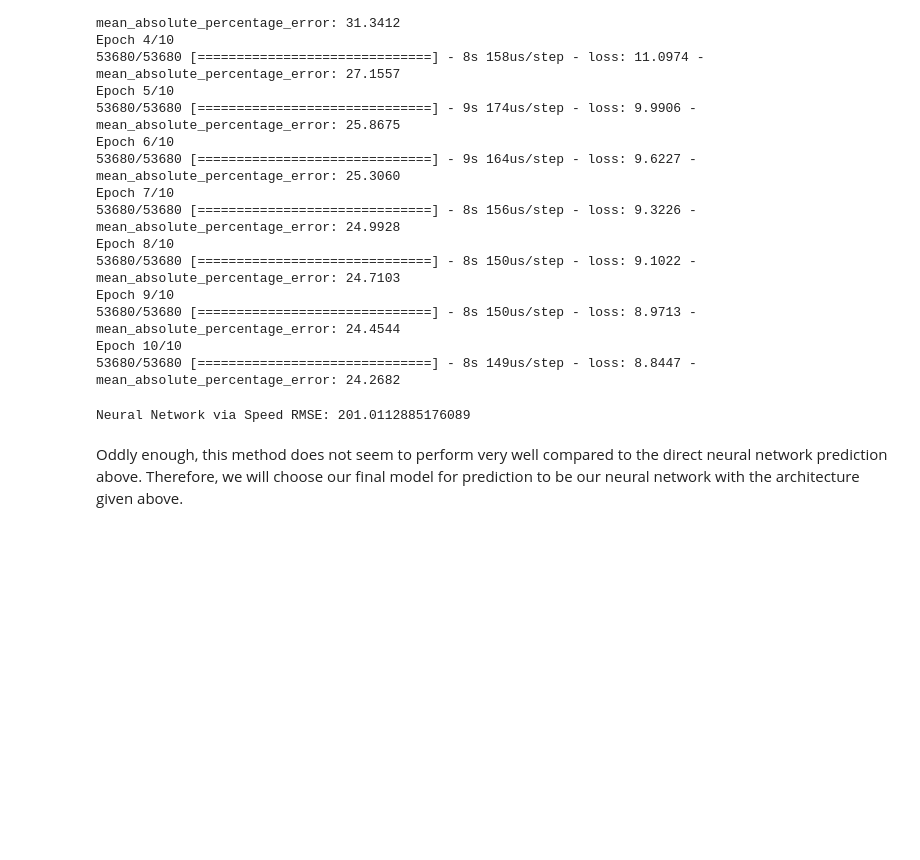
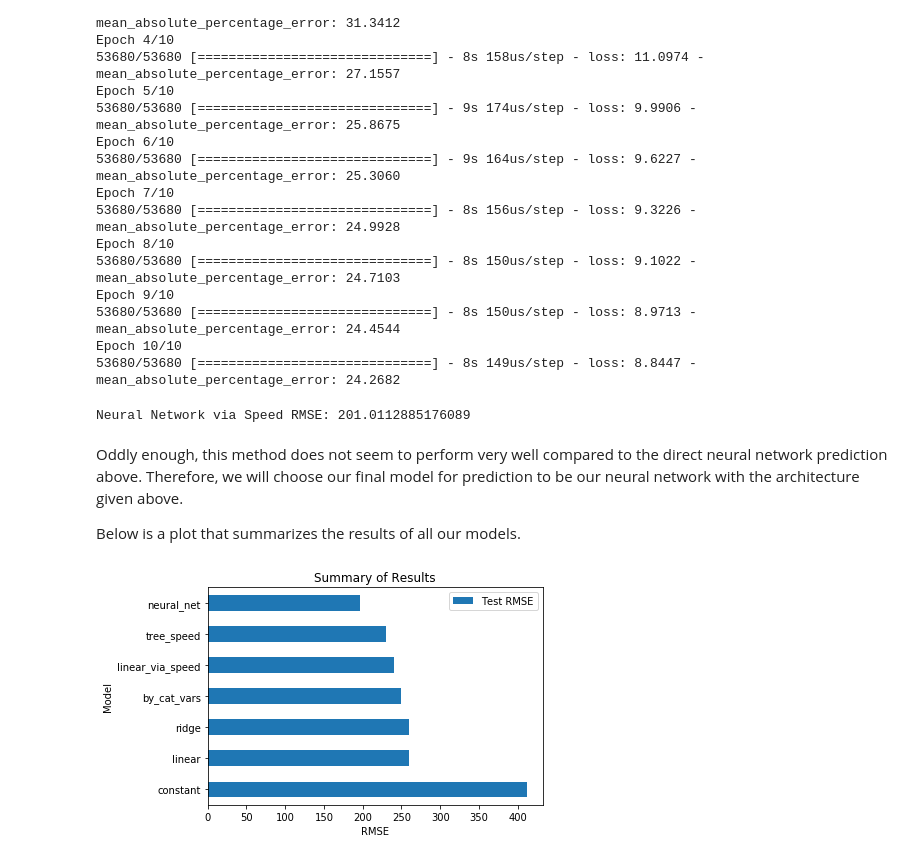
Before and after one commit to jcpagadora/Predict-Taxi-Ride-Duration, a Jupyter notebook: Predicting Manhattan Taxi Ride Duration.ipynb, the cells around one changed output. Cells and saved outputs as stored; diff of their text form; code cells hidden in the pictures; blank space fills up the shorter version.

Commit message:
added summary plot

```diff
--- a/Predicting Manhattan Taxi Ride Duration.ipynb
+++ b/Predicting Manhattan Taxi Ride Duration.ipynb
@@ -584,3 +588,15 @@ print("Neural Network via Speed RMSE:", rmse(y_test - preds))
 Neural Network via Speed RMSE: 201.0112885176089
 # %% [markdown]
 Oddly enough, this method does not seem to perform very well compared to the direct neural network prediction above. Therefore, we will choose our final model for prediction to be our neural network with the architecture given above.
+
+Below is a plot that summarizes the results of all our models.
+# %%
+models = ['constant', 'linear', 'ridge', 'by_cat_vars', 'linear_via_speed', 'tree_speed', 'neural_net']
+pd.DataFrame.from_dict({
+    'Model': models,
+    'Test RMSE': [eval('rmse_' + m) for m in models]
+}).set_index('Model').plot(kind='barh')
+plt.xlabel("RMSE")
+plt.title("Summary of Results");
+# %% [output]
+[figure, added]
```
Also changed, not shown: parts of 8 cells of this notebook.
